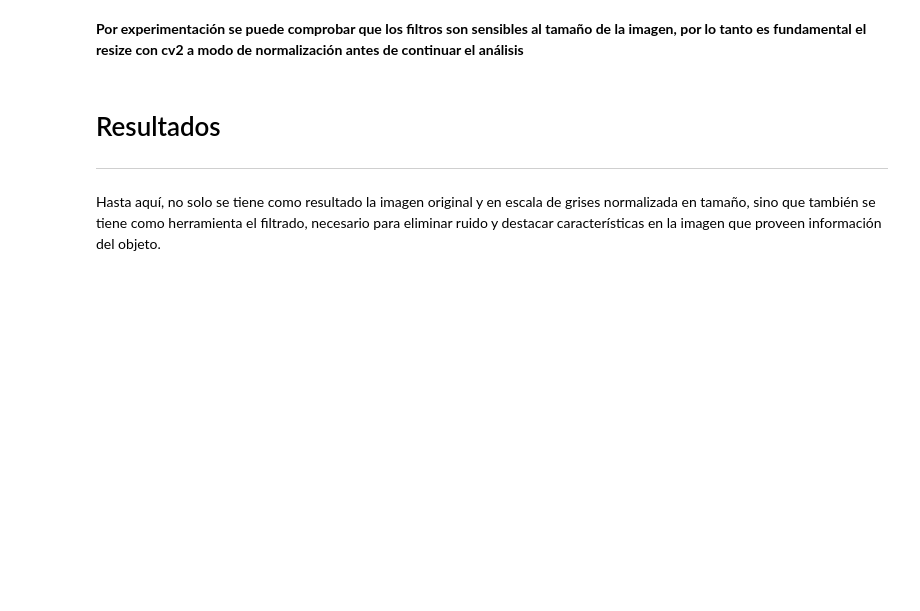
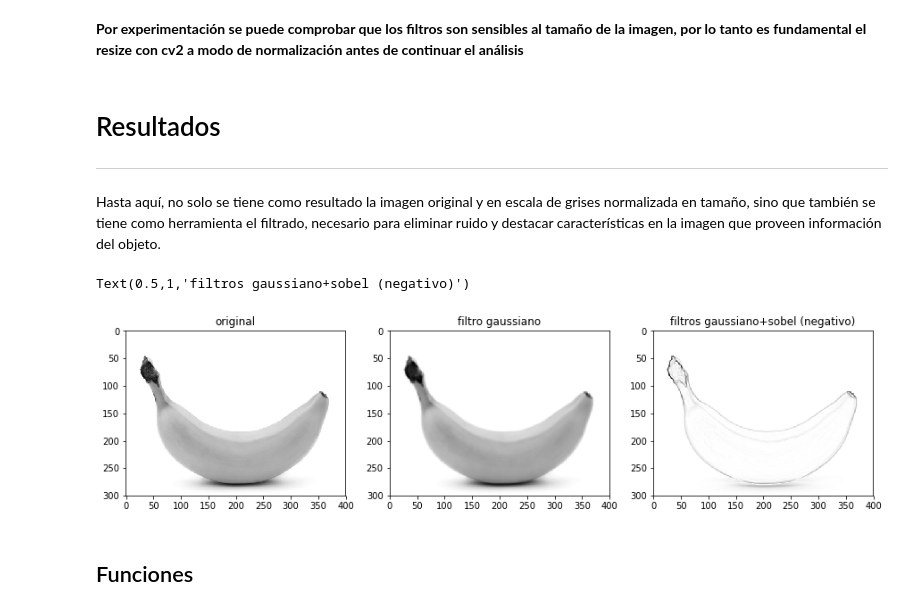
Before and after one commit to gonzafernan/fruit-classifier, a Jupyter notebook: 02-filtracion.ipynb, the cells around one changed output. Cells and saved outputs as stored; diff of their text form; code cells hidden in the pictures; blank space fills up the shorter version.

```diff
--- a/02-filtracion.ipynb
+++ b/02-filtracion.ipynb
@@ -381,3 +384,17 @@ Como puede observarse, con el filtro "median" no se obtienen mejores resultados
 ---
 # %% [markdown]
 Hasta aquí, no solo se tiene como resultado la imagen original y en escala de grises normalizada en tamaño, sino que también se tiene como herramienta el filtrado, necesario para eliminar ruido y destacar características en la imagen que proveen información del objeto.
+# %%
+f, (ax0, ax1, ax2) = plt.subplots(1, 3, figsize=(15, 15))
+
+ax0.imshow(banana)
+ax0.set_title("original")
+ax1.imshow(bs0)
+ax1.set_title("filtro gaussiano")
+ax2.imshow(-bsobel0)
+ax2.set_title("filtros gaussiano+sobel (negativo)")
+# %% [output]
+Text(0.5,1,'filtros gaussiano+sobel (negativo)')
+[figure, added]
+# %% [markdown]
+## Funciones
```
Also changed, not shown: parts of 12 cells of this notebook, 9 other files.
